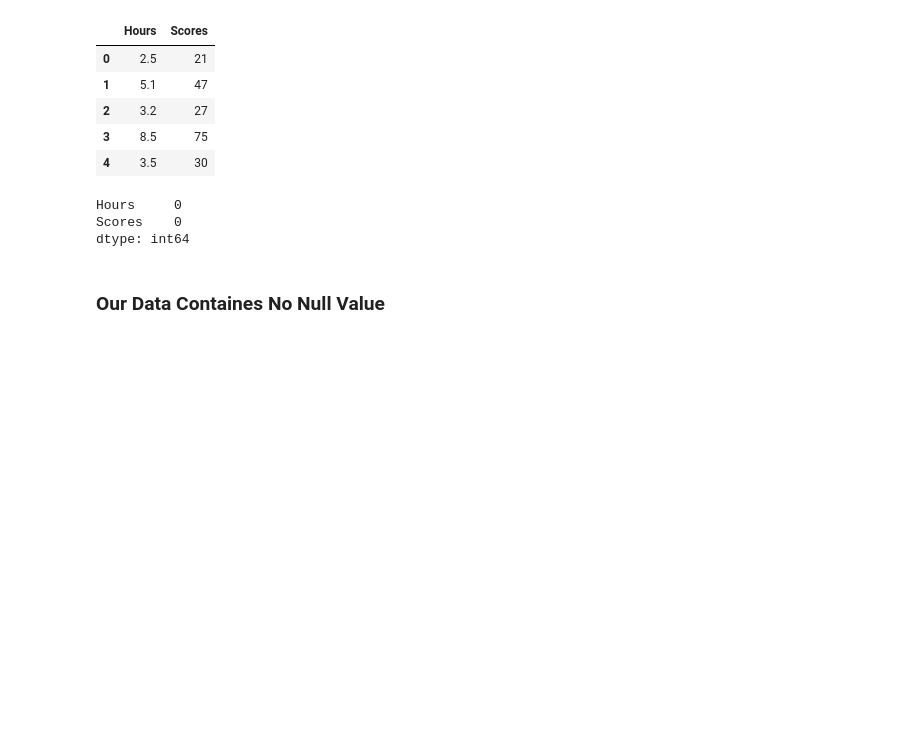
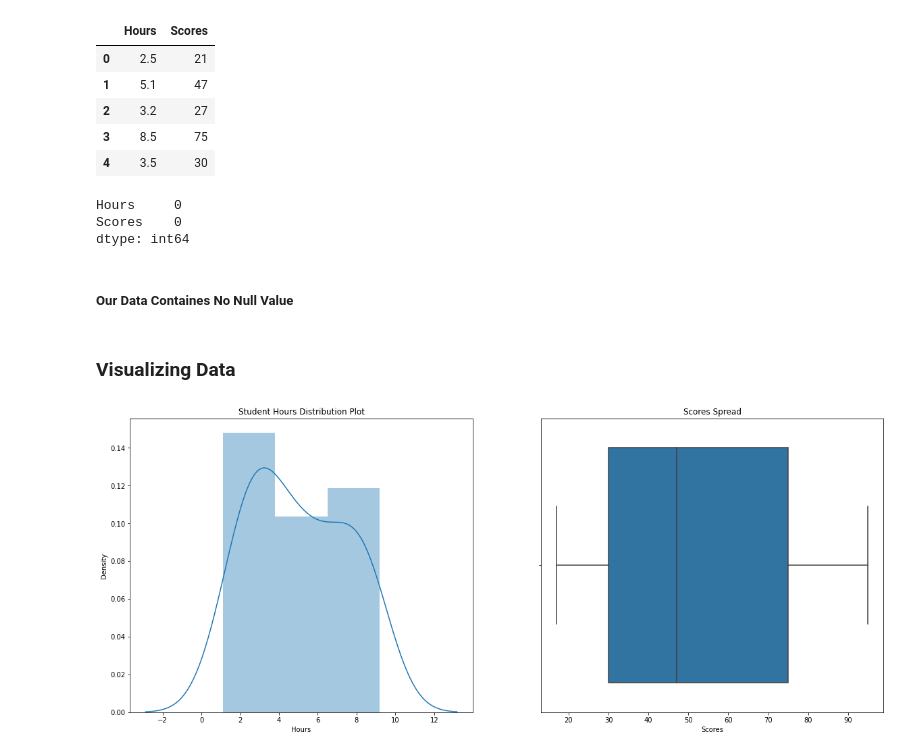
Before and after one commit to iffatzahra/TSF-Task-1, a Jupyter notebook: Student_Percentage_Prediction_Unsupervised_ML.ipynb, the cells around one changed output. Saved outputs shown, nothing was run; the diff lists cells and outputs as text; code cells hidden in the pictures; blank space fills up the shorter version.

```diff
--- a/Student_Percentage_Prediction_Unsupervised_ML.ipynb
+++ b/Student_Percentage_Prediction_Unsupervised_ML.ipynb
@@ -30,4 +30,20 @@ Hours     0
 Scores    0
 dtype: int64
 # %% [markdown]
-### **Our Data Containes No Null Value**
+##### **Our Data Containes No Null Value**
+# %% [markdown]
+### **Visualizing Data**
+# %%
+plt.figure(figsize=(20,8))
+
+plt.subplot(1,2,1)
+plt.title('Student Hours Distribution Plot')
+sns.distplot(df.Hours)
+
+plt.subplot(1,2,2)
+plt.title('Scores Spread')
+sns.boxplot(df.Scores)
+
+plt.show()
+# %% [output]
+[figure, added]
```
Also changed, not shown: parts of 3 cells of this notebook.
